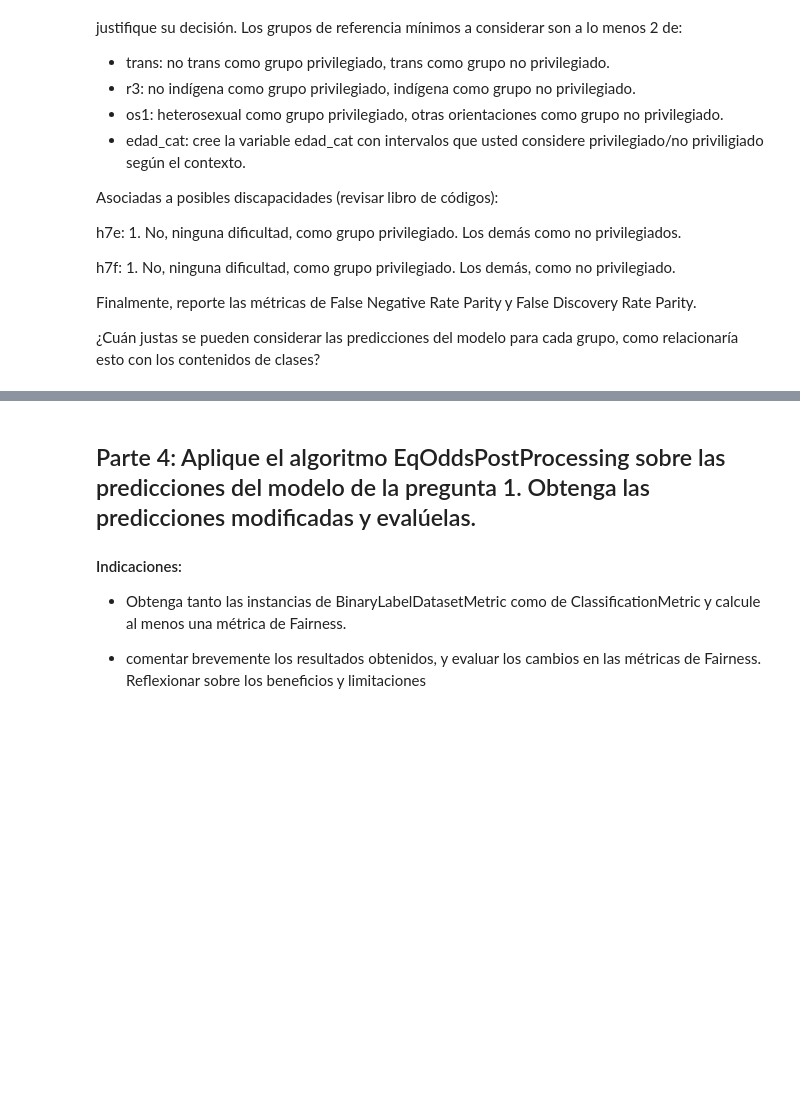
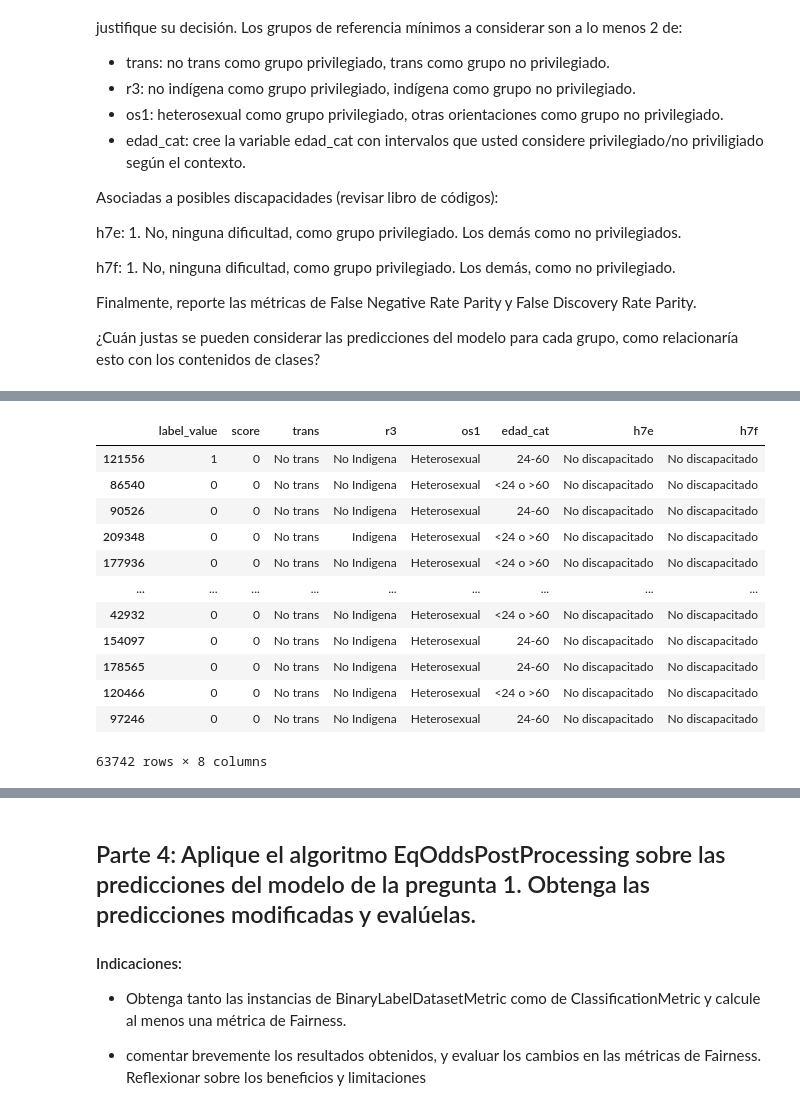
Before and after one commit to wbguc/taller-2, a Jupyter notebook: Taller_sumativo_2.ipynb, the cells around one changed output, grey strips where cells are left out. Drawn from its saved outputs; the diff is of its cells as text; code cells hidden in the pictures; blank space fills up the shorter version.

```diff
--- a/Taller_sumativo_2.ipynb
+++ b/Taller_sumativo_2.ipynb
@@ -233,0 +250,33 @@ Finalmente, reporte las métricas de False Negative Rate Parity y False Discover
+# %%
+df_aequitas = pd.DataFrame({'label_value': y_test.astype(int), 'score': y_pred.astype(int)})
+
+df_aequitas
+
+df_aequitas['trans'] = df_test_og['trans'].apply(lambda x: 'No trans' if x == 'No' else 'Trans/otro')
+
+df_aequitas['r3'] = df_test_og['r3'].apply(lambda x: 'No Indigena' if x != 'Indígena' else 'Indigena')
+
+df_aequitas['os1'] = df_test_og['os1'].apply(lambda x: 'Heterosexual' if x == 'Heterosexual' else 'Otro')
+
+# Sea el rango de 24 a 60 años la edad privilegiada laboral (por salida de estudios a los 24 y jubilacion a los 60)
+df_aequitas['edad_cat'] = df_test_og['edad'].apply(lambda x: '24-60' if  24 <= x <= 60 else '<24 o >60')
+
+df_aequitas['h7e'] = df_test_og['h7e'].apply(lambda x: 'No discapacitado' if  x == 1 else 'Discapacitado')
+
+df_aequitas['h7f'] = df_test_og['h7f'].apply(lambda x: 'No discapacitado' if  x == 1 else 'Discapacitado')
+
+df_aequitas
+# %% [output]
+|  | label_value | score | trans | r3 | os1 | edad_cat | h7e | h7f |
+| 121556 | 1 | 0 | No trans | No Indigena | Heterosexual | 24-60 | No discapacitado | No discapacitado |
+| 86540 | 0 | 0 | No trans | No Indigena | Heterosexual | <24 o >60 | No discapacitado | No discapacitado |
+| 90526 | 0 | 0 | No trans | No Indigena | Heterosexual | 24-60 | No discapacitado | No discapacitado |
+| 209348 | 0 | 0 | No trans | Indigena | Heterosexual | <24 o >60 | No discapacitado | No discapacitado |
+| 177936 | 0 | 0 | No trans | No Indigena | Heterosexual | <24 o >60 | No discapacitado | No discapacitado |
+| ... | ... | ... | ... | ... | ... | ... | ... | ... |
+| 42932 | 0 | 0 | No trans | No Indigena | Heterosexual | <24 o >60 | No discapacitado | No discapacitado |
+| 154097 | 0 | 0 | No trans | No Indigena | Heterosexual | 24-60 | No discapacitado | No discapacitado |
+| 178565 | 0 | 0 | No trans | No Indigena | Heterosexual | 24-60 | No discapacitado | No discapacitado |
+| 120466 | 0 | 0 | No trans | No Indigena | Heterosexual | <24 o >60 | No discapacitado | No discapacitado |
+| 97246 | 0 | 0 | No trans | No Indigena | Heterosexual | 24-60 | No discapacitado | No discapacitado |
+63742 rows × 8 columns
```
Also changed, not shown: parts of 4 cells of this notebook.
